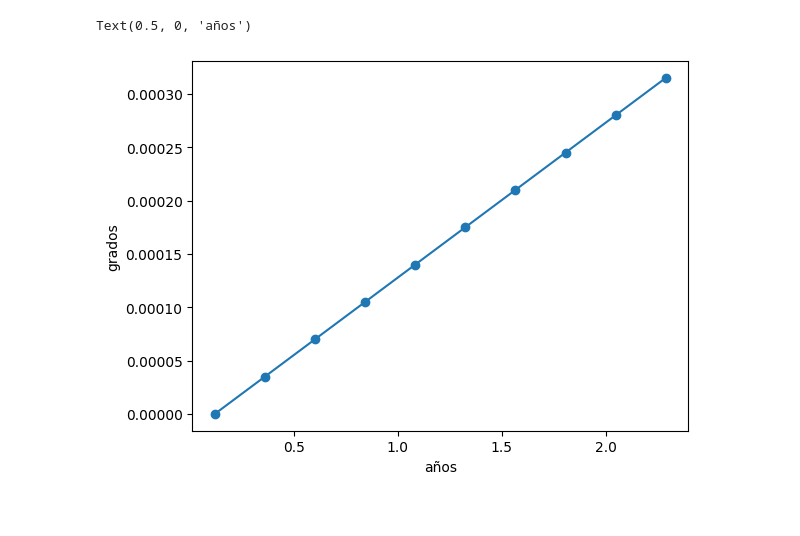
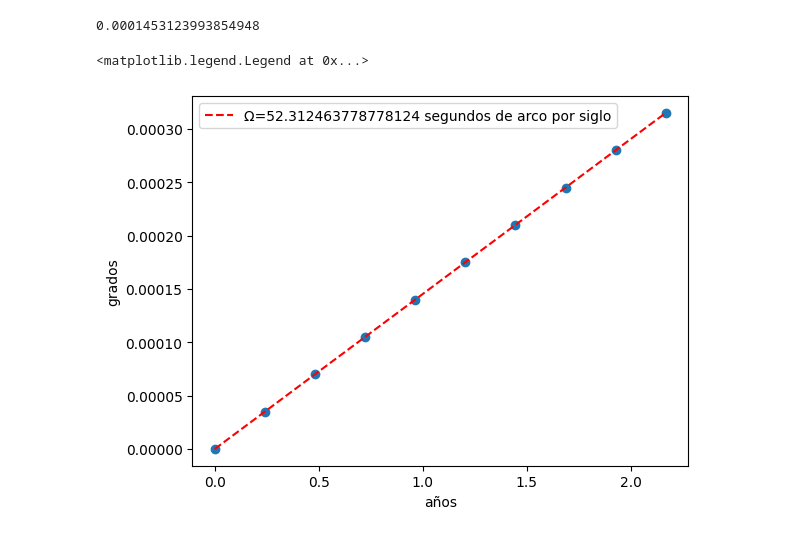
Before and after one commit to JuanDavidAnzolaAldana/MetodosII_AngieRicaurte_JuanAnzola, a Jupyter notebook: Taller2/Punto6.ipynb, the cells around one changed output. Drawn from its saved outputs; the diff is of its cells as text; code cells hidden in the pictures.

```diff
--- a/Taller2/Punto6.ipynb
+++ b/Taller2/Punto6.ipynb
@@ -60,12 +73,17 @@ perihelios=numpy.array(perihelios)
 tiempos=numpy.array(tiempos)
 perihelios*=180/numpy.pi
 perihelios-=perihelios[0]
+tiempos-=tiempos[0]
 # %%
-
-plt.plot(tiempos,-perihelios)
+val=numpy.sum(-(perihelios/tiempos)[1:])/(tiempos.size-1)
+print(val)
+val*=3600*100
+plt.plot(tiempos,-perihelios,c="r",linestyle="--",label="Ω="+str(val)+(" segundos de arco por siglo"))
 plt.scatter(tiempos,-perihelios)
 plt.ylabel("grados")
 plt.xlabel("años")
+plt.legend()
 # %% [output]
-Text(0.5, 0, 'años')
+0.0001453123993854948
+<matplotlib.legend.Legend at 0x...>
-[figure, old version]
+[figure, new version]
```
Also changed, not shown: parts of 1 cell of this notebook.
